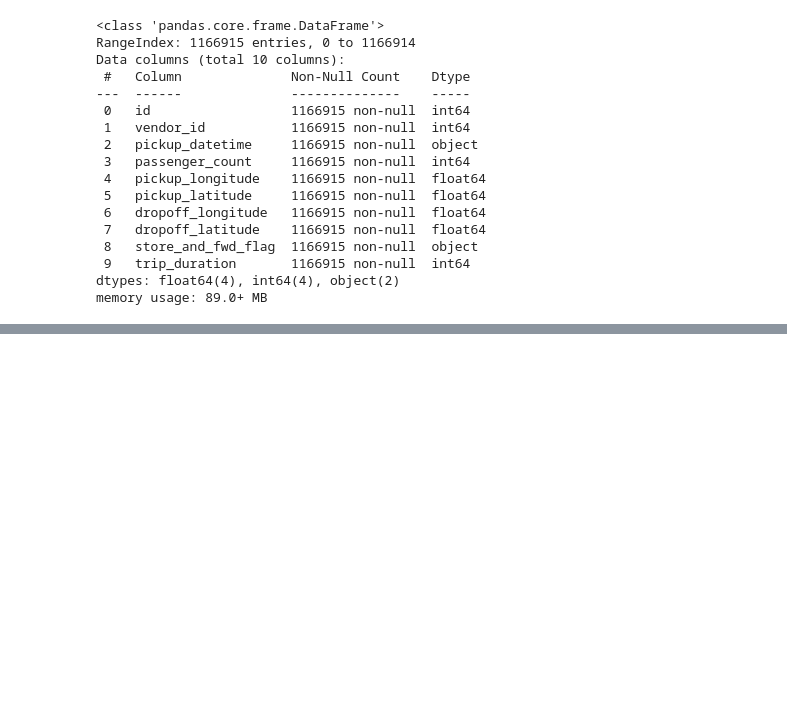
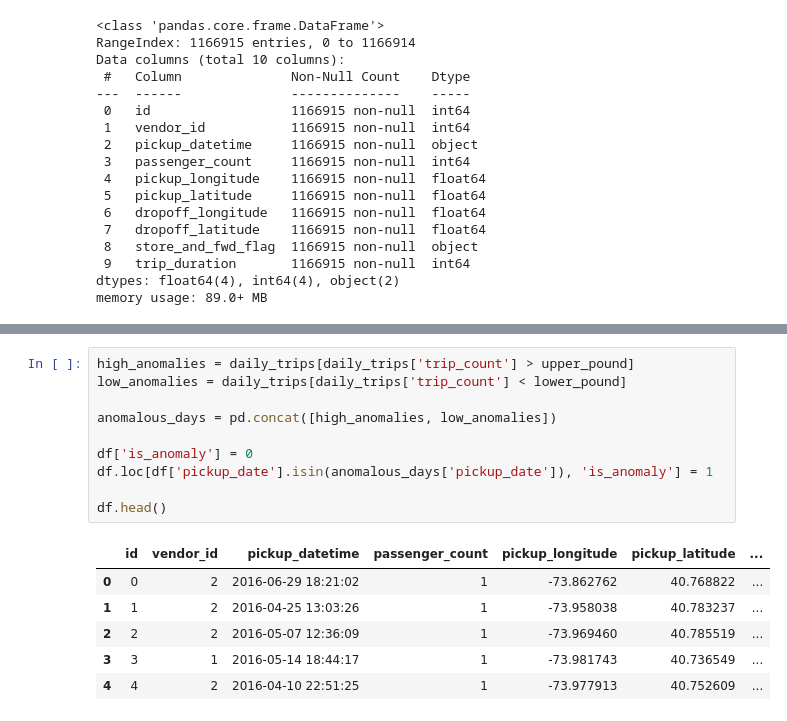
Before and after one commit to Os14you/ny-taxi-prediction, a Jupyter notebook: notebooks/eda.ipynb, the cells around one changed output, grey strips where cells are left out. Drawn from its saved outputs; the diff is of its cells as text; blank space fills up the shorter version.

```diff
--- a/notebooks/eda.ipynb
+++ b/notebooks/eda.ipynb
@@ -43,0 +85,17 @@ df.describe().round()
+# %%
+high_anomalies = daily_trips[daily_trips['trip_count'] > upper_pound]
+low_anomalies = daily_trips[daily_trips['trip_count'] < lower_pound]
+
+anomalous_days = pd.concat([high_anomalies, low_anomalies])
+
+df['is_anomaly'] = 0
+df.loc[df['pickup_date'].isin(anomalous_days['pickup_date']), 'is_anomaly'] = 1
+
+df.head()
+# %% [output]
+|  | id | vendor_id | pickup_datetime | passenger_count | pickup_longitude | pickup_latitude | ... |
+| 0 | 0 | 2 | 2016-06-29 18:21:02 | 1 | -73.862762 | 40.768822 | ... |
+| 1 | 1 | 2 | 2016-04-25 13:03:26 | 1 | -73.958038 | 40.783237 | ... |
+| 2 | 2 | 2 | 2016-05-07 12:36:09 | 1 | -73.969460 | 40.785519 | ... |
+| 3 | 3 | 1 | 2016-05-14 18:44:17 | 1 | -73.981743 | 40.736549 | ... |
+| 4 | 4 | 2 | 2016-04-10 22:51:25 | 1 | -73.977913 | 40.752609 | ... |
```
Also changed, not shown: parts of 17 cells of this notebook, 2 other files.
